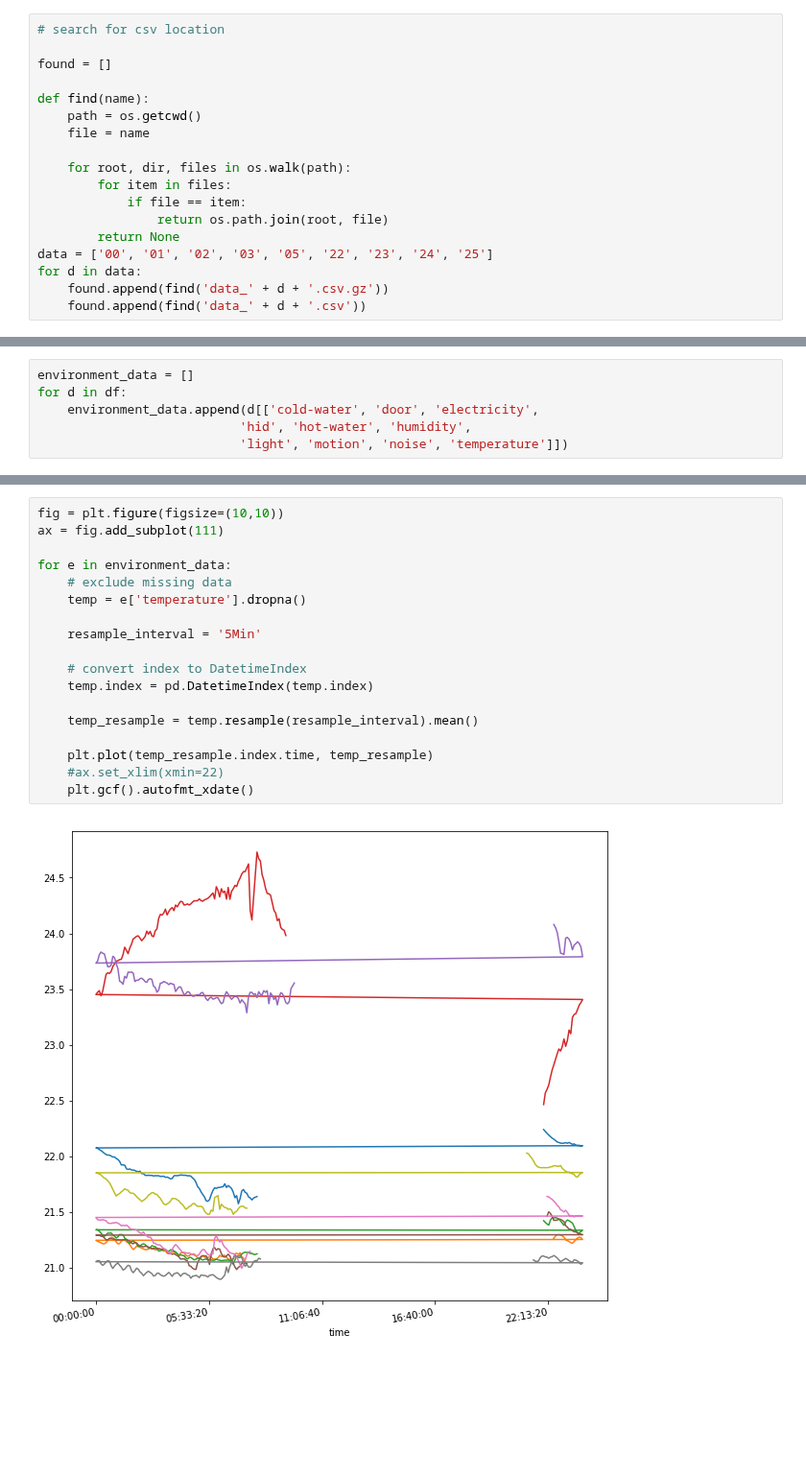
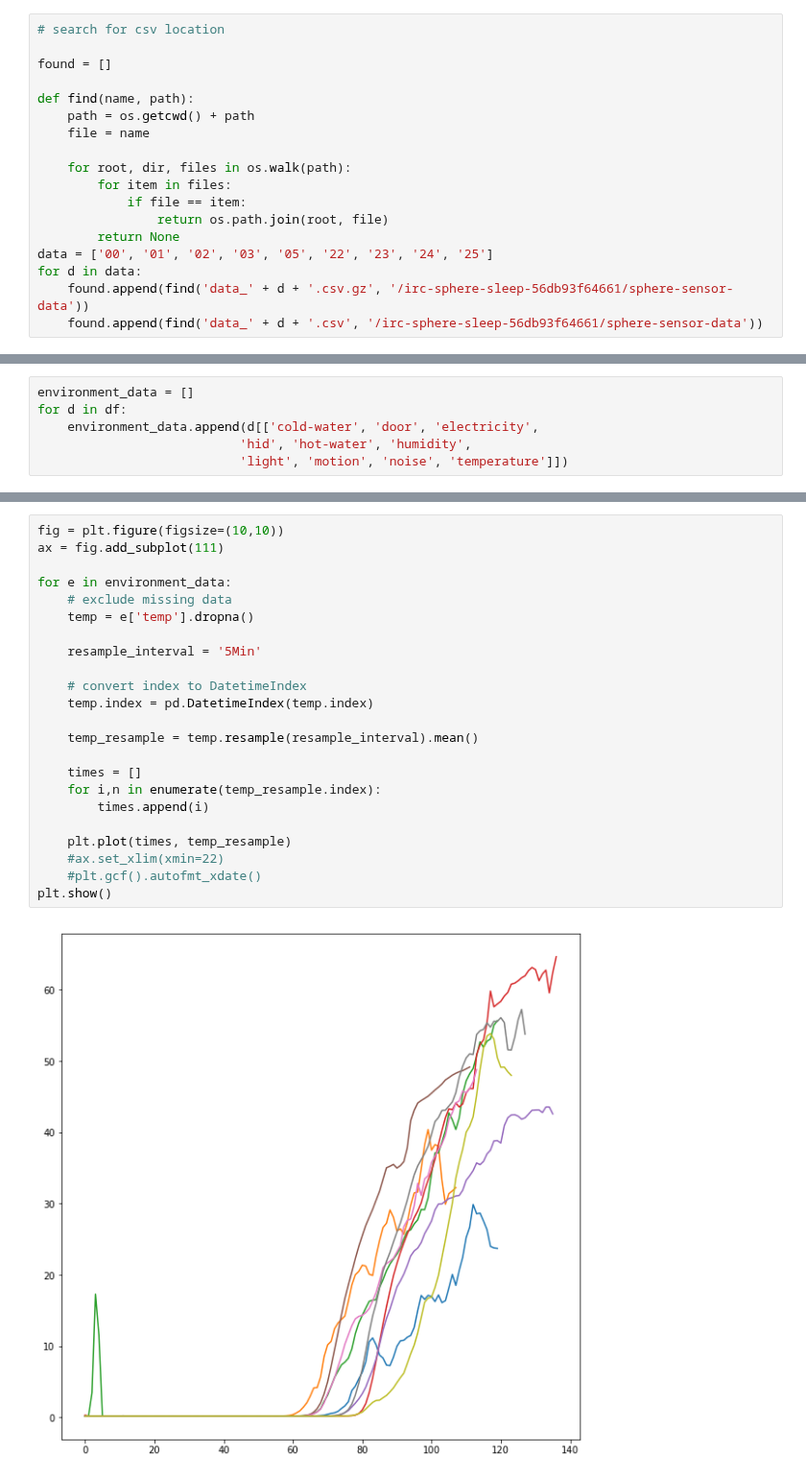
Before and after one commit to horken7/circadian-rhytm, a Jupyter notebook: environment.ipynb, the cells around one changed output, grey strips where cells are left out. Shown at 96% size. Drawn from its saved outputs; the diff is of its cells as text; blank space fills up the shorter version.

```diff
--- a/environment.ipynb
+++ b/environment.ipynb
@@ -10,8 +10,8 @@ import os
 
 found = []
 
-def find(name):
-    path = os.getcwd()
+def find(name, path):
+    path = os.getcwd() + path
     file = name
 
     for root, dir, files in os.walk(path):
@@ -21,8 +21,8 @@ def find(name):
         return None
 data = ['00', '01', '02', '03', '05', '22', '23', '24', '25']
 for d in data:
-    found.append(find('data_' + d + '.csv.gz'))
-    found.append(find('data_' + d + '.csv'))
+    found.append(find('data_' + d + '.csv.gz', '/irc-sphere-sleep-56db93f64661/sphere-sensor-data'))
+    found.append(find('data_' + d + '.csv', '/irc-sphere-sleep-56db93f64661/sphere-sensor-data'))
 # %%
 # load file
 
@@ -47,20 +44,25 @@ for d in df:
 # %%
 fig = plt.figure(figsize=(10,10))
 ax = fig.add_subplot(111)
 
 for e in environment_data:
     # exclude missing data
-    temp = e['temperature'].dropna()
+    temp = e['temp'].dropna()
 
     resample_interval = '5Min'
 
     # convert index to DatetimeIndex
     temp.index = pd.DatetimeIndex(temp.index)
 
     temp_resample = temp.resample(resample_interval).mean()
 
-    plt.plot(temp_resample.index.time, temp_resample)
+    times = []
+    for i,n in enumerate(temp_resample.index):
+        times.append(i)
+
+    plt.plot(times, temp_resample)
     #ax.set_xlim(xmin=22)
-    plt.gcf().autofmt_xdate()
+    #plt.gcf().autofmt_xdate()
+plt.show()
 # %% [output]
-[figure, old version]
+[figure, new version]
```
Also changed, not shown: parts of 3 cells of this notebook, 3 other files.
